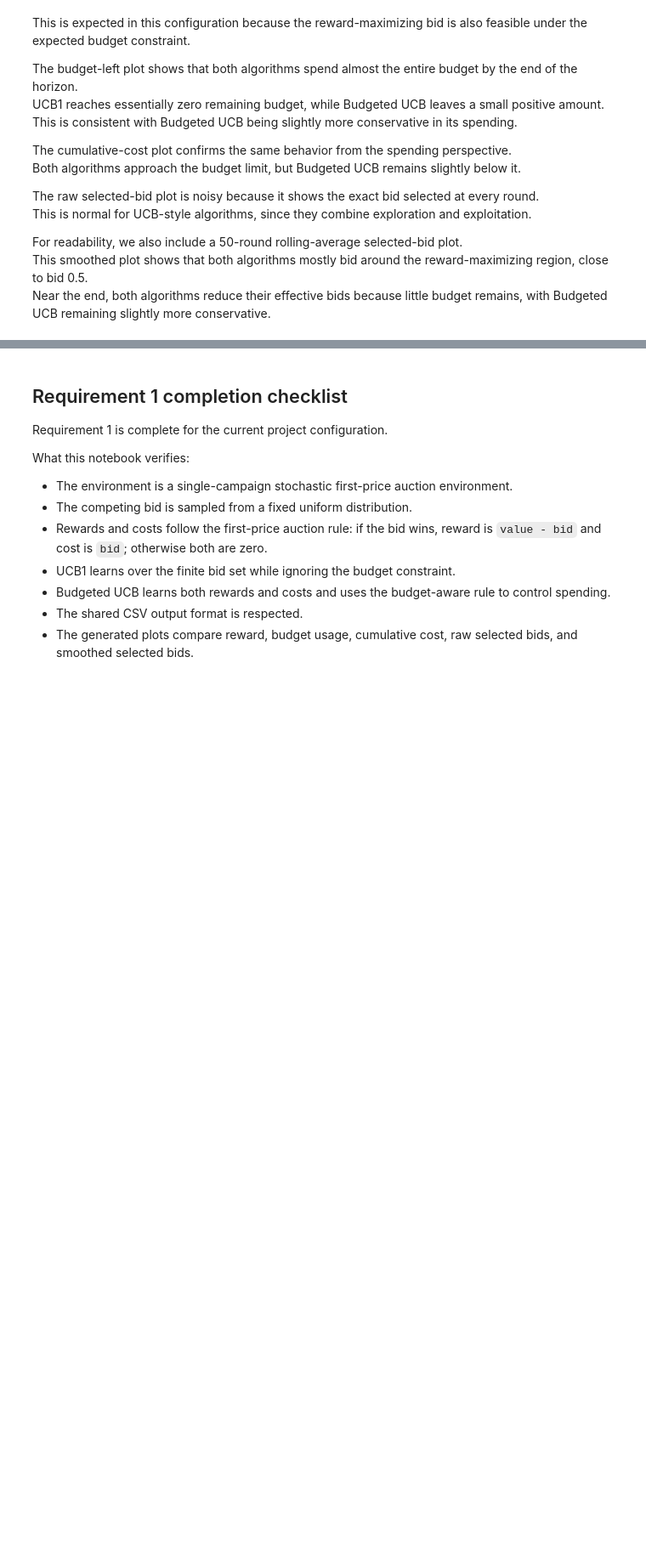
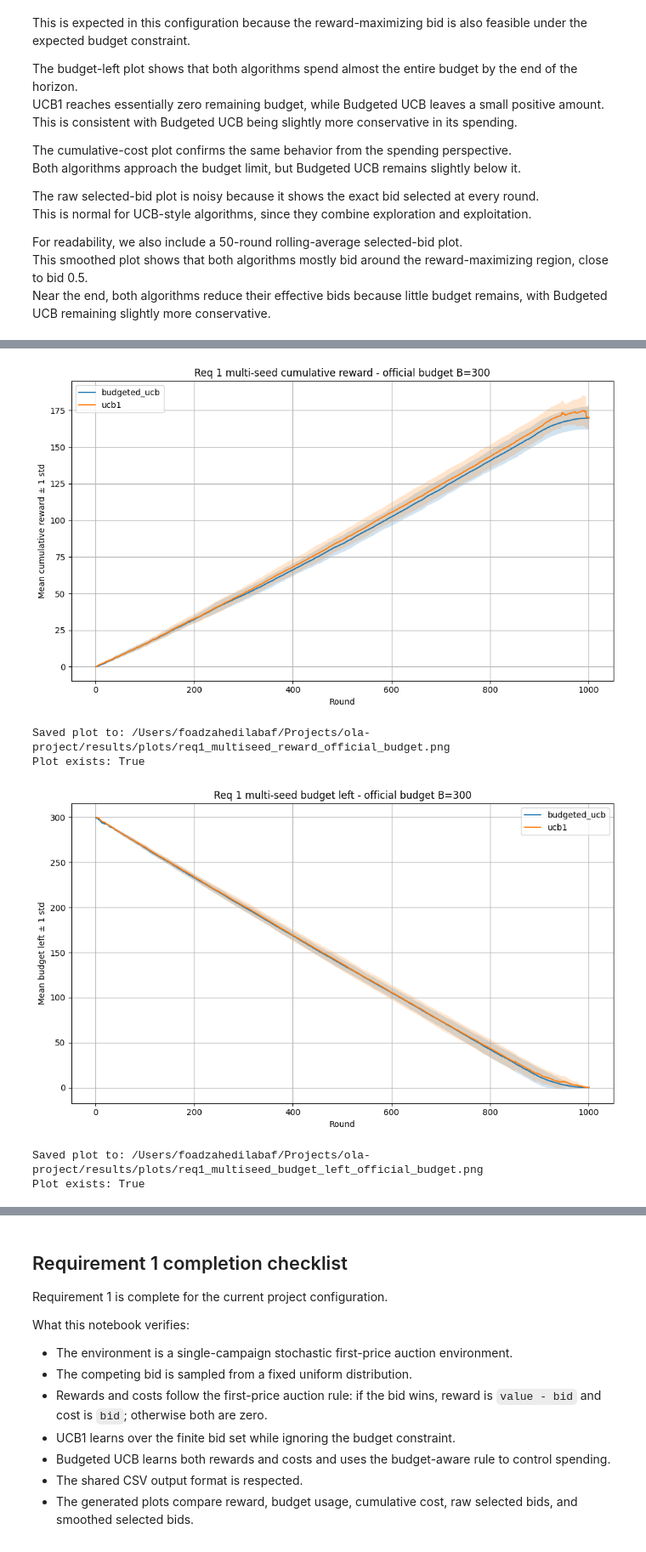
Before and after one commit to FoadZahediLabaf/OnlineAdvertisingBiddingStrategy, a Jupyter notebook: notebooks/req1_single_campaign.ipynb, the cells around one changed output, grey strips where cells are left out. Shown at 85% size. Drawn from its saved outputs; the diff is of its cells as text; code cells hidden in the pictures; blank space fills up the shorter version.

Commit message:
Add Req 1 multi-seed robustness analysis

```diff
--- a/notebooks/req1_single_campaign.ipynb
+++ b/notebooks/req1_single_campaign.ipynb
@@ -835,0 +979,69 @@ Near the end, both algorithms reduce their effective bids because little budget
+# %%
+def plot_mean_with_std_band(dataframe, budget_setting, metric, ylabel, title, output_filename):
+    """Plot mean trajectory with plus/minus one standard deviation over seeds."""
+    setting_df = dataframe[dataframe["budget_setting"] == budget_setting]
+
+    plt.figure(figsize=(10, 6))
+
+    for algorithm_name, group in setting_df.groupby("algorithm"):
+        pivot = group.pivot_table(
+            index="round",
+            columns="seed",
+            values=metric,
+            aggfunc="last",
+        ).sort_index()
+
+        mean_values = pivot.mean(axis=1)
+        std_values = pivot.std(axis=1).fillna(0.0)
+
+        rounds = mean_values.index.to_numpy(dtype=float)
+        mean_array = mean_values.to_numpy(dtype=float)
+        std_array = std_values.to_numpy(dtype=float)
+
+        plt.plot(rounds, mean_array, label=algorithm_name)
+        plt.fill_between(
+            rounds,
+            mean_array - std_array,
+            mean_array + std_array,
+            alpha=0.2,
+        )
+
+    plt.xlabel("Round")
+    plt.ylabel(ylabel)
+    plt.title(title)
+    plt.legend()
+    plt.grid(True)
+    plt.tight_layout()
+
+    output_path = plots_dir / output_filename
+    plt.savefig(output_path, dpi=200)
+    plt.show()
+
+    print("Saved plot to:", output_path)
+    print("Plot exists:", output_path.exists())
+
+
+plot_mean_with_std_band(
+    dataframe=multi_seed_results,
+    budget_setting="official_budget_B_300",
+    metric="cumulative_reward",
+    ylabel="Mean cumulative reward ± 1 std",
+    title="Req 1 multi-seed cumulative reward - official budget B=300",
+    output_filename="req1_multiseed_reward_official_budget.png",
+)
+
+plot_mean_with_std_band(
+    dataframe=multi_seed_results,
+    budget_setting="official_budget_B_300",
+    metric="budget_left",
+    ylabel="Mean budget left ± 1 std",
+    title="Req 1 multi-seed budget left - official budget B=300",
+    output_filename="req1_multiseed_budget_left_official_budget.png",
+)
+# %% [output]
+[figure, added]
+Saved plot to: /Users/foadzahedilabaf/Projects/ola-project/results/plots/req1_multiseed_reward_official_budget.png
+Plot exists: True
+[figure, added]
+Saved plot to: /Users/foadzahedilabaf/Projects/ola-project/results/plots/req1_multiseed_budget_left_official_budget.png
+Plot exists: True
```
Also changed, not shown: parts of 5 cells of this notebook, 4 other files.
